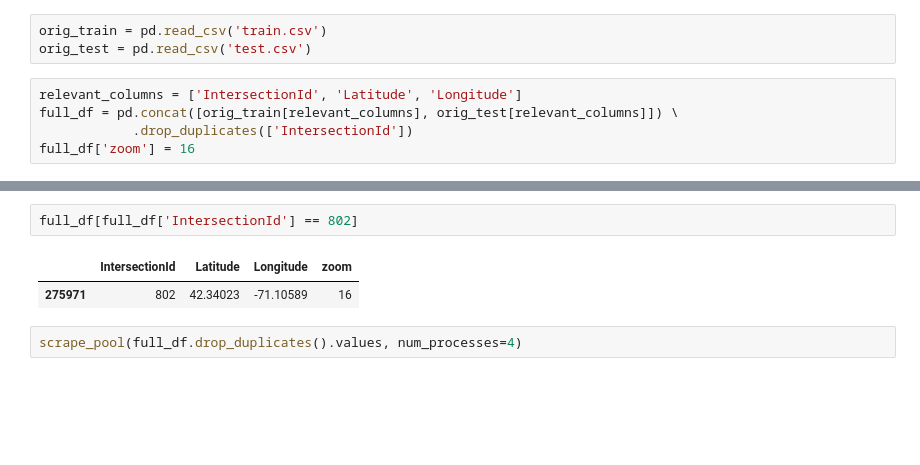
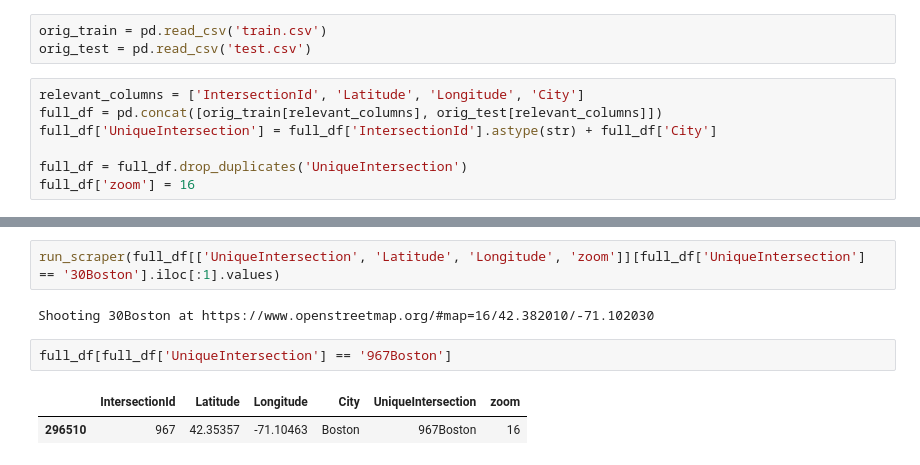
Before and after one commit to seokhohong/geotab, a Jupyter notebook: geoscrape.ipynb, the cells around one changed output, grey strips where cells are left out. Saved outputs shown, nothing was run; the diff lists cells and outputs as text; blank space fills up the shorter version.

Commit message:
perfected scraper

```diff
--- a/geoscrape.ipynb
+++ b/geoscrape.ipynb
@@ -61,7 +101,9 @@ def scrape_pool(all_coords, num_processes=2):
 orig_train = pd.read_csv('train.csv')
 orig_test = pd.read_csv('test.csv')
 # %%
-relevant_columns = ['IntersectionId', 'Latitude', 'Longitude']
-full_df = pd.concat([orig_train[relevant_columns], orig_test[relevant_columns]]) \
-            .drop_duplicates(['IntersectionId'])
+relevant_columns = ['IntersectionId', 'Latitude', 'Longitude', 'City']
+full_df = pd.concat([orig_train[relevant_columns], orig_test[relevant_columns]])
+full_df['UniqueIntersection'] = full_df['IntersectionId'].astype(str) + full_df['City']
+
+full_df = full_df.drop_duplicates('UniqueIntersection')
 full_df['zoom'] = 16
@@ -89,7 +110,9 @@ full_df
+# %%
+run_scraper(full_df[['UniqueIntersection', 'Latitude', 'Longitude', 'zoom']][full_df['UniqueIntersection'] == '30Boston'].iloc[:1].values)
+# %% [output]
+Shooting 30Boston at https://www.openstreetmap.org/#map=16/42.382010/-71.102030
 # %%
-full_df[full_df['IntersectionId'] == 802]
+full_df[full_df['UniqueIntersection'] == '967Boston']
 # %% [output]
-|  | IntersectionId | Latitude | Longitude | zoom |
-| 275971 | 802 | 42.34023 | -71.10589 | 16 |
+|  | IntersectionId | Latitude | Longitude | City | UniqueIntersection | zoom |
+| 296510 | 967 | 42.35357 | -71.10463 | Boston | 967Boston | 16 |
-# %%
-scrape_pool(full_df.drop_duplicates().values, num_processes=4)
```
Also changed, not shown: parts of 11 cells of this notebook, 3 other files.
